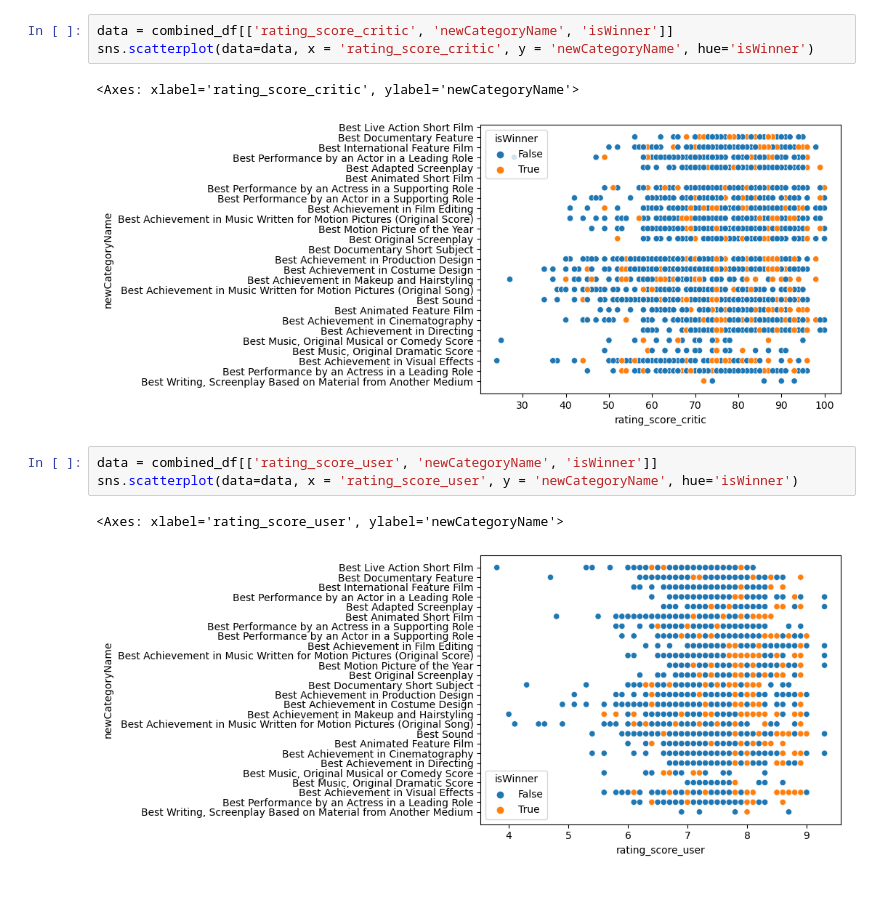
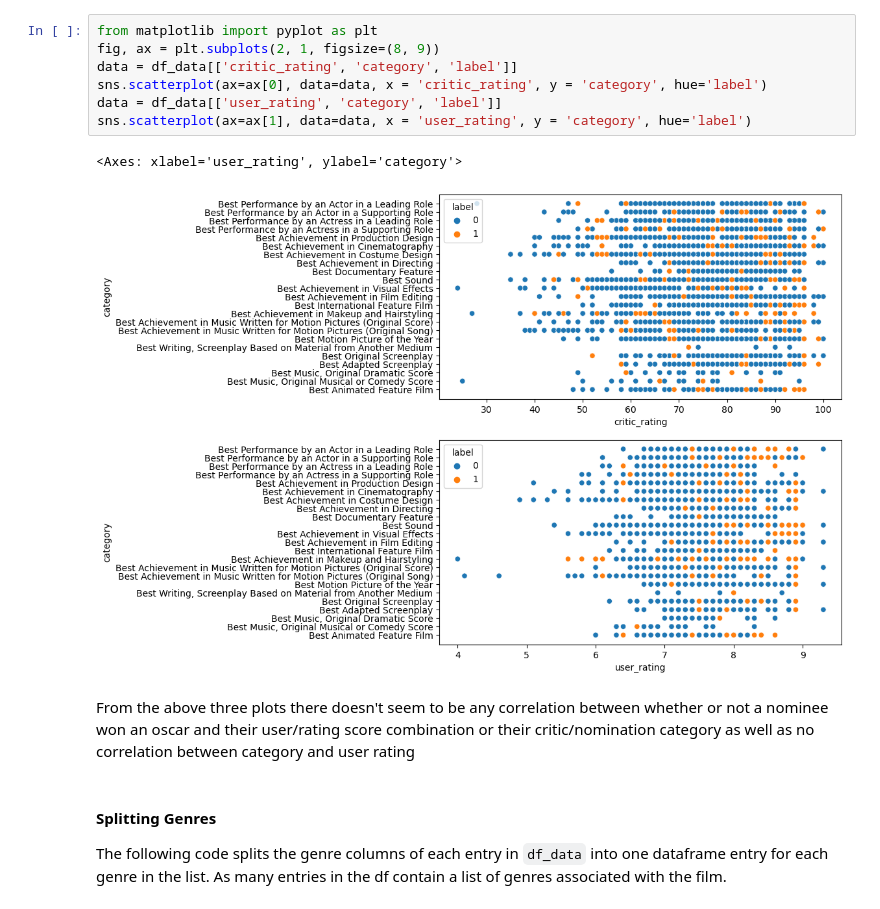
Before and after one commit to elavallee-github/ml0451-project, a Jupyter notebook: data-analysis.ipynb, the cells around one changed output. Drawn from its saved outputs; the diff is of its cells as text.

```diff
--- a/data-analysis.ipynb
+++ b/data-analysis.ipynb
@@ -76,15 +106,19 @@ sns.scatterplot(data=data, x = 'critic_rating', y = 'user_rating', hue='label')
-# %%
-data = combined_df[['rating_score_critic', 'newCategoryName', 'isWinner']]
-sns.scatterplot(data=data, x = 'rating_score_critic', y = 'newCategoryName', hue='isWinner')
-# %% [output]
-<Axes: xlabel='rating_score_critic', ylabel='newCategoryName'>
-[figure, removed]
-# %%
-data = combined_df[['rating_score_user', 'newCategoryName', 'isWinner']]
-sns.scatterplot(data=data, x = 'rating_score_user', y = 'newCategoryName', hue='isWinner')
-# %% [output]
-<Axes: xlabel='rating_score_user', ylabel='newCategoryName'>
-[figure, removed]
+# %%
+from matplotlib import pyplot as plt
+fig, ax = plt.subplots(2, 1, figsize=(8, 9))
+data = df_data[['critic_rating', 'category', 'label']]
+sns.scatterplot(ax=ax[0], data=data, x = 'critic_rating', y = 'category', hue='label')
+data = df_data[['user_rating', 'category', 'label']]
+sns.scatterplot(ax=ax[1], data=data, x = 'user_rating', y = 'category', hue='label')
+# %% [output]
+<Axes: xlabel='user_rating', ylabel='category'>
+[figure, added]
+# %% [markdown]
+From the above three plots there doesn't seem to be any correlation between whether or not a nominee won an oscar and their user/rating score combination or their critic/nomination category as well as no correlation between category and user rating
+# %% [markdown]
+#### Splitting Genres
+
+The following code splits the genre columns of each entry in `df_data` into one dataframe entry for each genre in the list. As many entries in the df contain a list of genres associated with the film.
 # %%
 new_df = []
 
```
Also changed, not shown: parts of 50 cells of this notebook.
